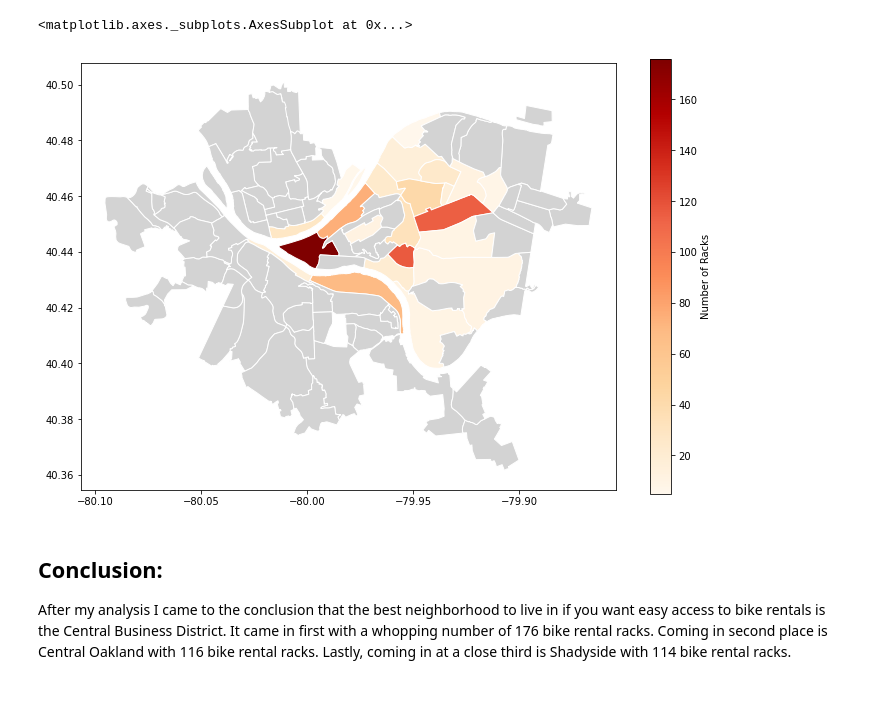
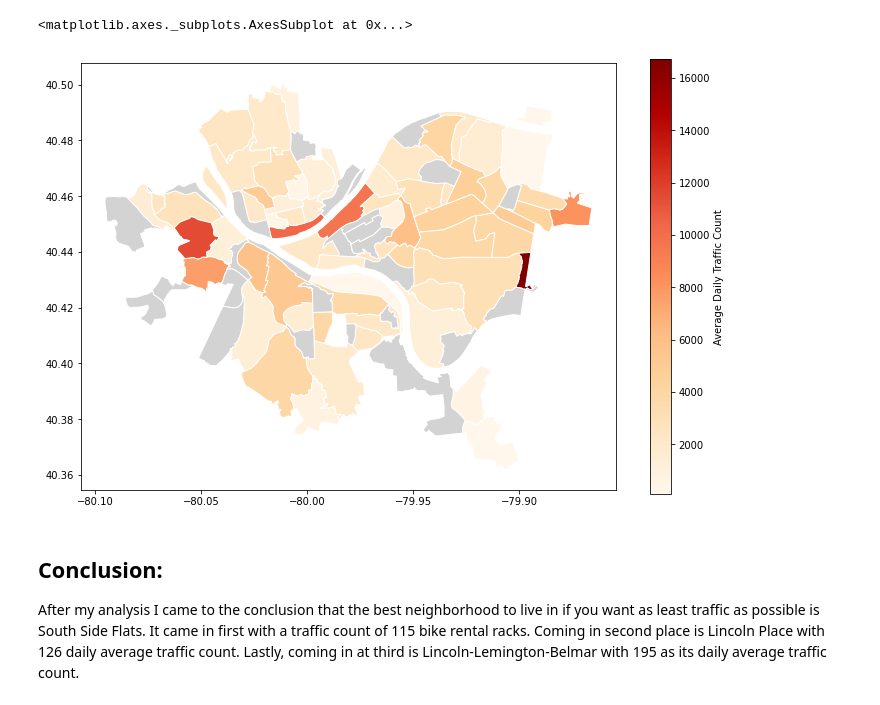
Before and after one commit to jalamorosas/Best-Pittsburgh-Neighborhood, a Jupyter notebook: JVA7-Final-Project.ipynb, the cells around one changed output. Drawn from its saved outputs; the diff is of its cells as text; code cells hidden in the pictures.

```diff
--- a/JVA7-Final-Project.ipynb
+++ b/JVA7-Final-Project.ipynb
@@ -8,4 +13,4 @@ My metric is about the number of Healthy Ride bike racks in each neighborhood. T
 import pandas as pd
 import geopandas
 %matplotlib inline
-data = pd.read_csv("healthy-ride-stations.csv")
+data = pd.read_csv("traffic_count.csv")
@@ -40,0 +17,4 @@ Name: # of Racks, dtype: int64
+# %%
+trafficCount = data.groupby("neighborhood").mean()["average_daily_car_traffic"]
+trafficCount = trafficCount.sort_values(ascending=True)
+print(trafficCount)
@@ -41,16 +43,16 @@ Name: # of Racks, dtype: int64
 # %%
 neighborhoods = geopandas.read_file("Neighborhoods/Neighborhoods_.shp") # read in the shapefile
-racks_map = neighborhoods.merge(rackCount, how='left', left_on='hood', right_on='Neighborhood')
-racks_map.plot(column = "# of Racks",
+traffic_map = neighborhoods.merge(trafficCount, how='left', left_on='hood', right_on='neighborhood')
+traffic_map.plot(column = "average_daily_car_traffic",
               cmap='OrRd',
                edgecolor="white",
                legend=True,
-               legend_kwds={'label': "Number of Racks"},
+               legend_kwds={'label': "Average Daily Traffic Count"},
                figsize=(12, 8),
                missing_kwds={"color": "lightgrey"})
 # %% [output]
 <matplotlib.axes._subplots.AxesSubplot at 0x...>
-[figure, old version]
+[figure, new version]
 # %% [markdown]
 ## Conclusion:
-After my analysis I came to the conclusion that the best neighborhood to live in if you want easy access to bike rentals is the Central Business District. It came in first with a whopping number of 176 bike rental racks. Coming in second place is Central Oakland with 116 bike rental racks. Lastly, coming in at a close third is Shadyside with 114 bike rental racks.
+After my analysis I came to the conclusion that the best neighborhood to live in if you want as least traffic as possible is South Side Flats. It came in first with a traffic count of 115 bike rental racks. Coming in second place is Lincoln Place with 126 daily average traffic count. Lastly, coming in at third is Lincoln-Lemington-Belmar with 195 as its daily average traffic count.
```
Also changed, not shown: parts of 5 cells of this notebook.
